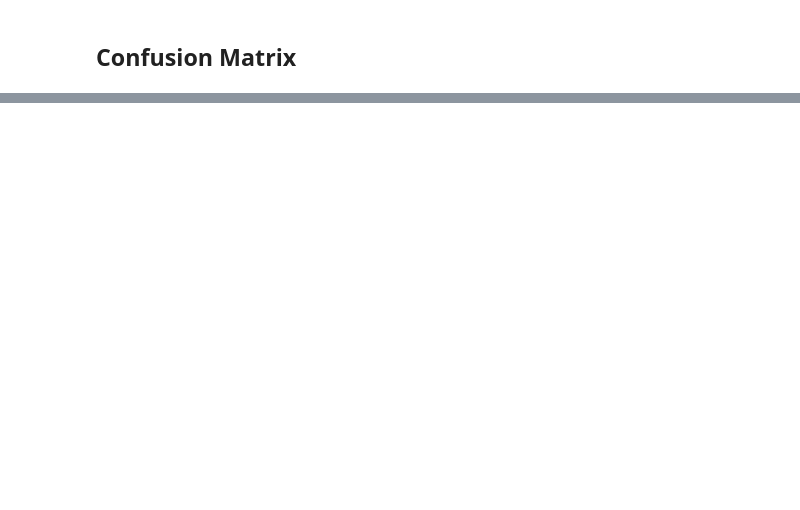
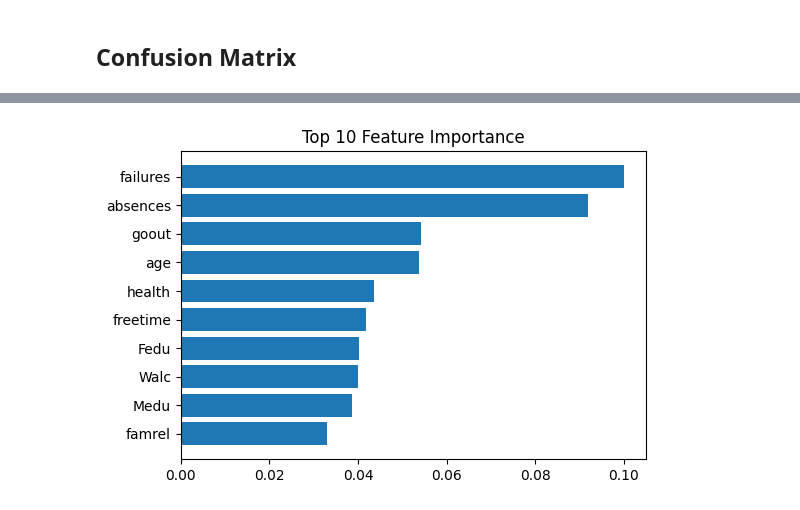
Before and after one commit to xuanbackhoaibu/student_performance, a Jupyter notebook: notebooks/07_evaluation.ipynb, the cells around one changed output, grey strips where cells are left out. Cells and saved outputs as stored; diff of their text form; code cells hidden in the pictures; blank space fills up the shorter version.

```diff
--- a/notebooks/07_evaluation.ipynb
+++ b/notebooks/07_evaluation.ipynb
@@ -107,0 +153,10 @@ plt.show()
+# %%
+importances = model.feature_importances_
+
+feat_df = pd.DataFrame({
+    "Feature": X_train.columns,
+    "Importance": importances
+}).sort_values(by="Importance", ascending=False)
+
+print("\nTop Features:")
+print(feat_df.head(10))
@@ -107,0 +176,11 @@ plt.show()
+# %%
+plt.figure(figsize=(6,4))
+
+plt.barh(feat_df["Feature"][:10], feat_df["Importance"][:10])
+
+plt.title("Top 10 Feature Importance")
+plt.gca().invert_yaxis()
+
+plt.show()
+# %% [output]
+[figure, added]
```
Also changed, not shown: parts of 23 cells of this notebook, 7 other files.
